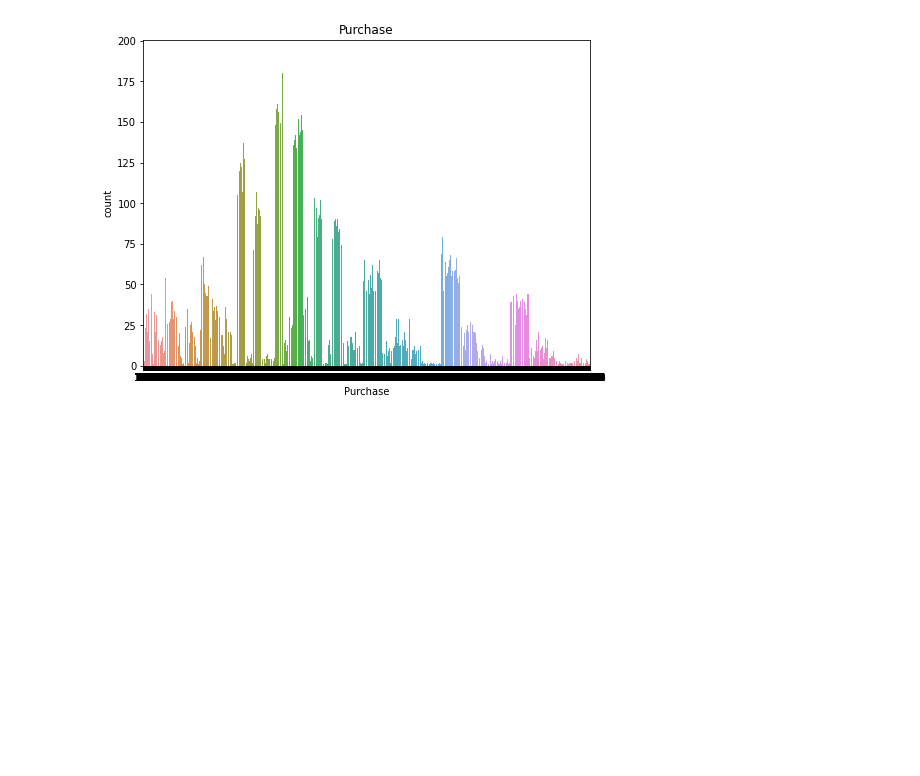
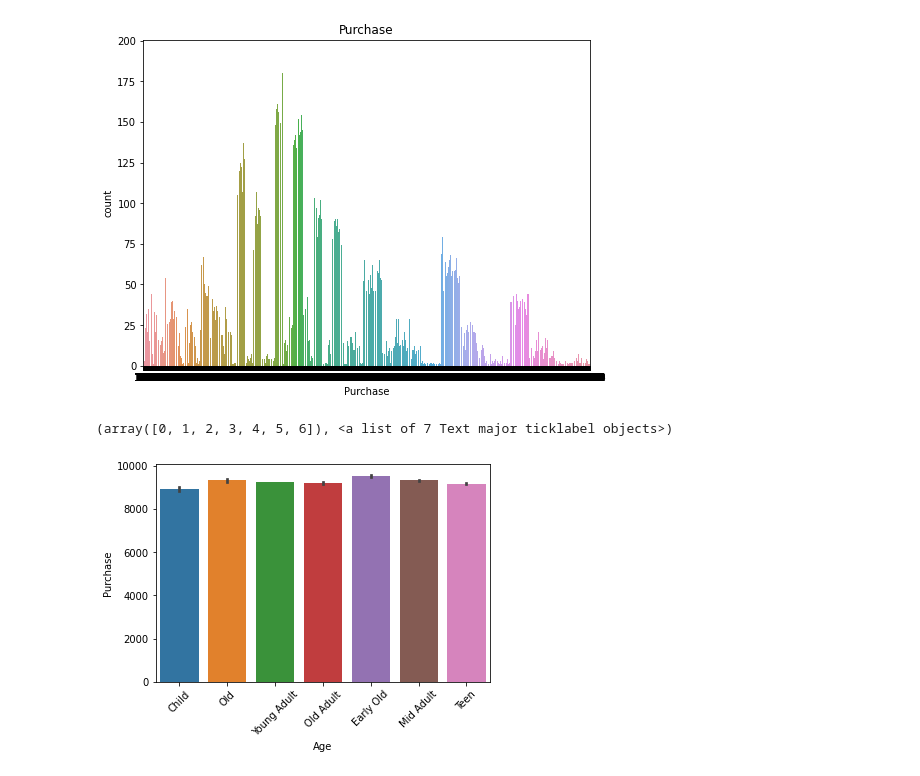
Before and after one commit to shubham9875/EDAProjectFinal, a Jupyter notebook: EDAProjectFinal.ipynb, the cells around one changed output. Saved outputs shown, nothing was run; the diff lists cells and outputs as text; code cells hidden in the pictures; blank space fills up the shorter version.

```diff
--- a/EDAProjectFinal.ipynb
+++ b/EDAProjectFinal.ipynb
@@ -323,3 +323,11 @@ sns.countplot(x = 'Purchase', data = pf)
 # %% [output]
 <matplotlib.axes._subplots.AxesSubplot at 0x...>
 [figure]
+# %%
+#Bivariate analysis
+plt.figure(figsize=(6,4))
+sns.barplot('Age','Purchase',data=pf)
+plt.xticks(rotation=45)
+# %% [output]
+(array([0, 1, 2, 3, 4, 5, 6]), <a list of 7 Text major ticklabel objects>)
+[figure, added]
```
Also changed, not shown: parts of 8 cells of this notebook.
